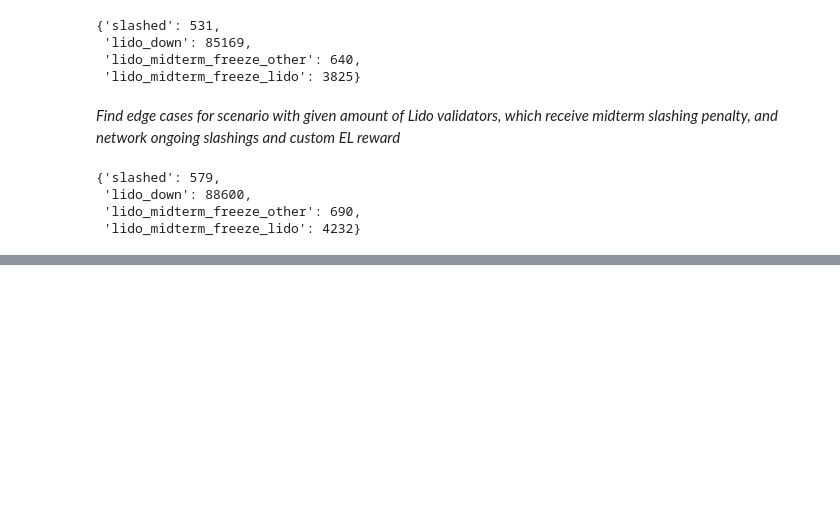
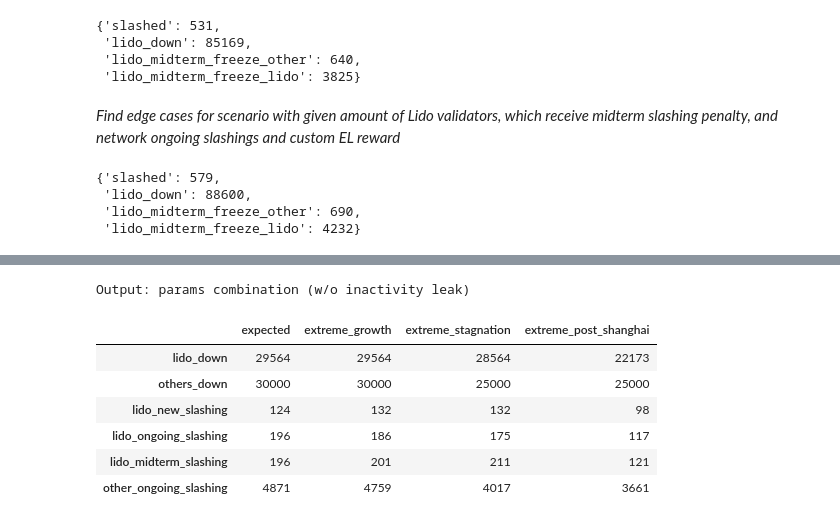
Before and after one commit to lidofinance/withdrawls-analysis, a Jupyter notebook: Beacon Chain model/beaconchain_model.ipynb, the cells around one changed output, grey strips where cells are left out. Drawn from its saved outputs; the diff is of its cells as text; code cells hidden in the pictures; blank space fills up the shorter version.

```diff
--- a/Beacon Chain model/beaconchain_model.ipynb
+++ b/Beacon Chain model/beaconchain_model.ipynb
@@ -543,0 +619,11 @@ get_scenarios_EL_change_with_freeze(network_scenario=network_scenarios[0],el_rew
+# %%
+pd.DataFrame(combination_result).style.set_caption("Output: params combination (w/o inactivity leak)")
+# %% [output]
+Output: params combination (w/o inactivity leak)
+|  | expected | extreme_growth | extreme_stagnation | extreme_post_shanghai |
+| lido_down | 29564 | 29564 | 28564 | 22173 |
+| others_down | 30000 | 30000 | 25000 | 25000 |
+| lido_new_slashing | 124 | 132 | 132 | 98 |
+| lido_ongoing_slashing | 196 | 186 | 175 | 117 |
+| lido_midterm_slashing | 196 | 201 | 211 | 121 |
+| other_ongoing_slashing | 4871 | 4759 | 4017 | 3661 |
```
Also changed, not shown: parts of 6 cells of this notebook, 3 other files.
